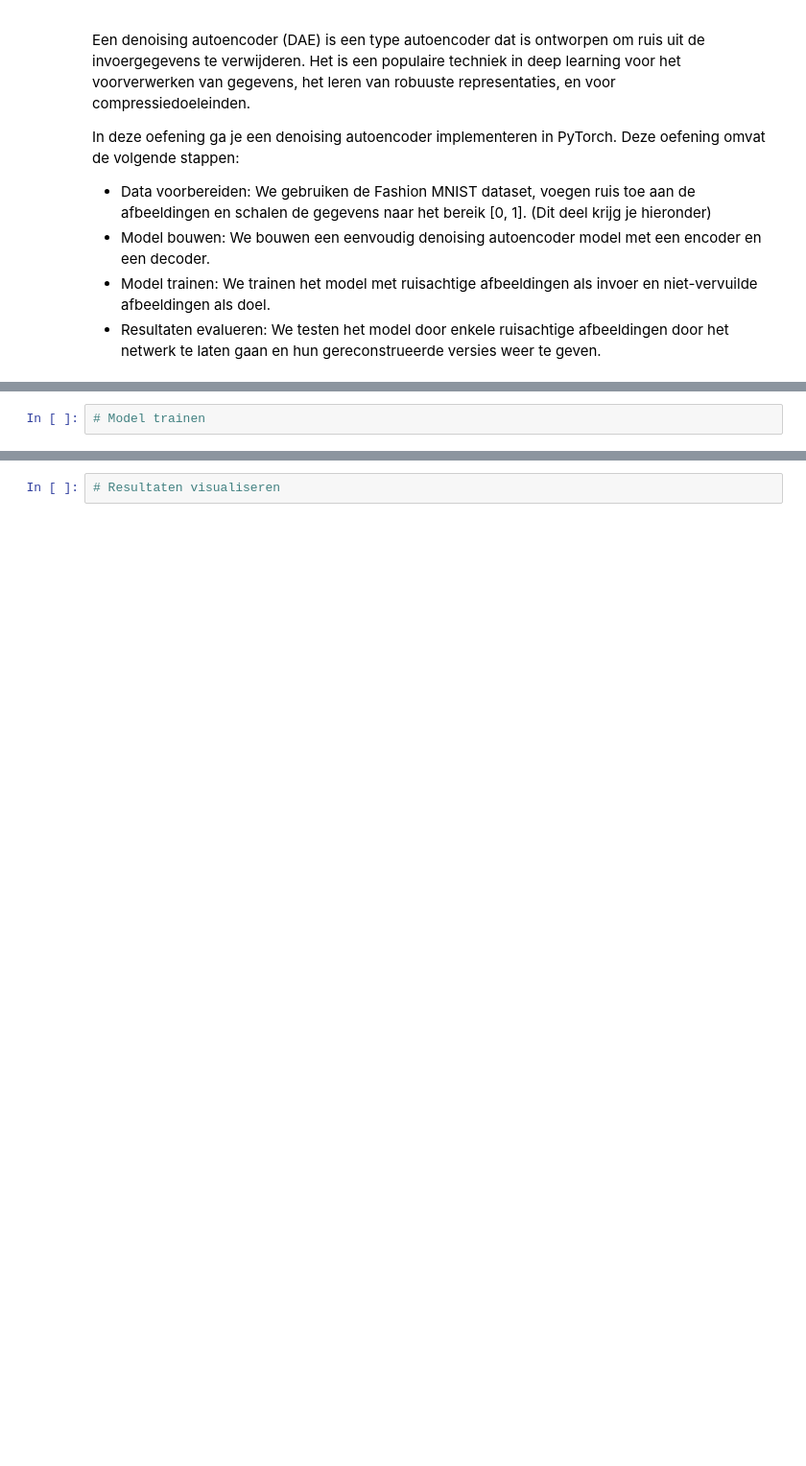
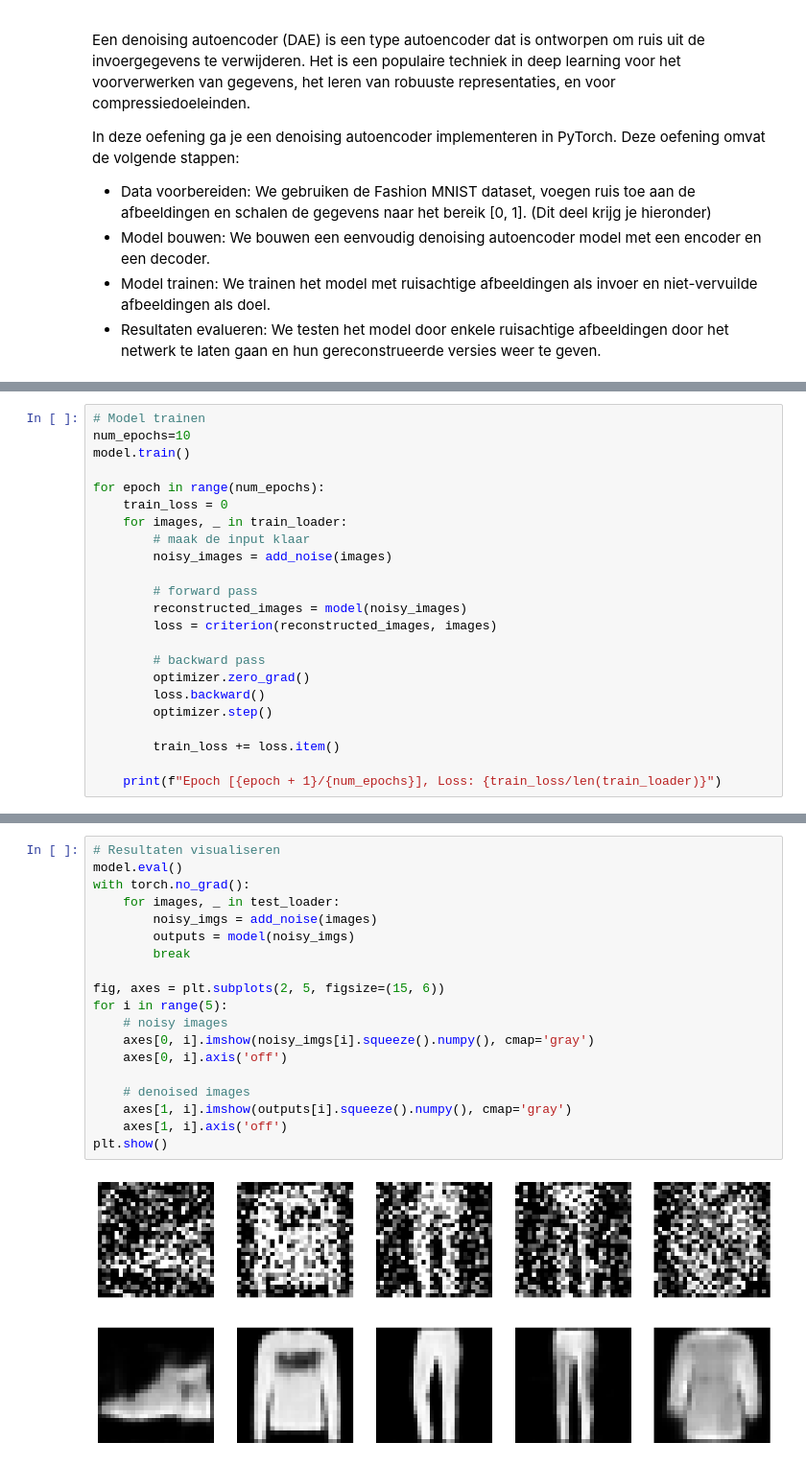
Before and after one commit to OdiseeMachineLearning2425/Leerstof_Groep2, a Jupyter notebook: Week 7/01_Autoencoder.ipynb, the cells around one changed output, grey strips where cells are left out. Shown: that part at 96% size. Saved outputs shown, nothing was run; the diff lists cells and outputs as text; blank space fills up the shorter version.

```diff
--- a/Week 7/01_Autoencoder.ipynb
+++ b/Week 7/01_Autoencoder.ipynb
@@ -296,2 +338,23 @@ plt.show()
 # %%
 # Model trainen
+num_epochs=10
+model.train()
+
+for epoch in range(num_epochs):
+    train_loss = 0
+    for images, _ in train_loader:
+        # maak de input klaar
+        noisy_images = add_noise(images)
+
+        # forward pass
+        reconstructed_images = model(noisy_images)
+        loss = criterion(reconstructed_images, images)
+
+        # backward pass
+        optimizer.zero_grad()
+        loss.backward()
+        optimizer.step()
+
+        train_loss += loss.item()
+
+    print(f"Epoch [{epoch + 1}/{num_epochs}], Loss: {train_loss/len(train_loader)}")
@@ -298,2 +372,21 @@ plt.show()
 # %%
 # Resultaten visualiseren
+model.eval()
+with torch.no_grad():
+    for images, _ in test_loader:
+        noisy_imgs = add_noise(images)
+        outputs = model(noisy_imgs)
+        break
+
+fig, axes = plt.subplots(2, 5, figsize=(15, 6))
+for i in range(5):
+    # noisy images
+    axes[0, i].imshow(noisy_imgs[i].squeeze().numpy(), cmap='gray')
+    axes[0, i].axis('off')
+
+    # denoised images
+    axes[1, i].imshow(outputs[i].squeeze().numpy(), cmap='gray')
+    axes[1, i].axis('off')
+plt.show()
+# %% [output]
+[figure, added]
```
Also changed, not shown: parts of 7 cells of this notebook, 2 other files.
